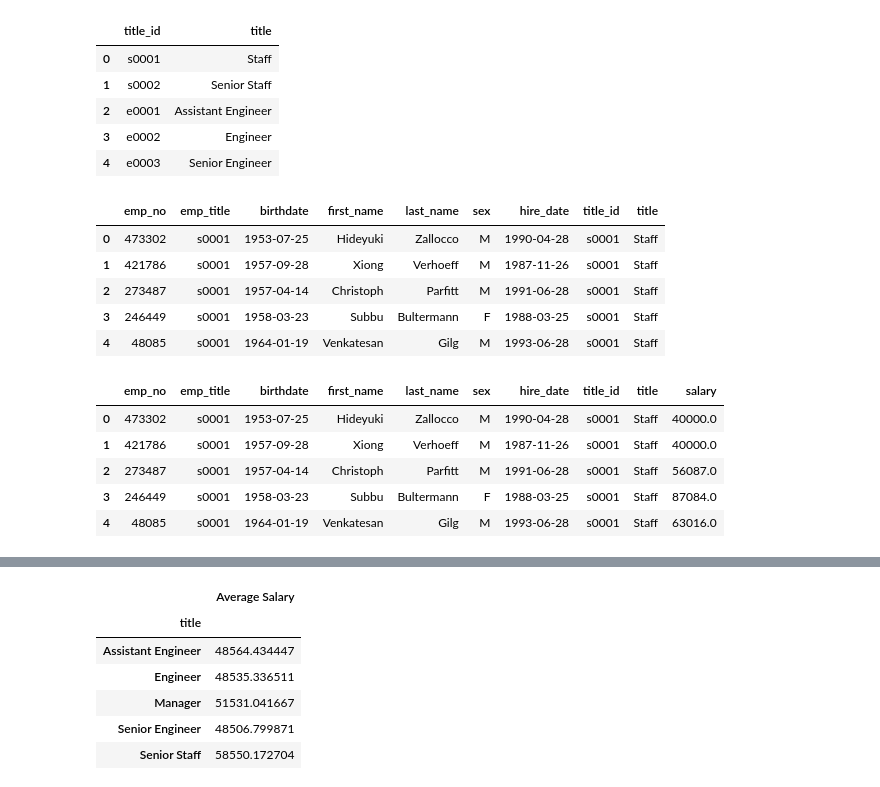
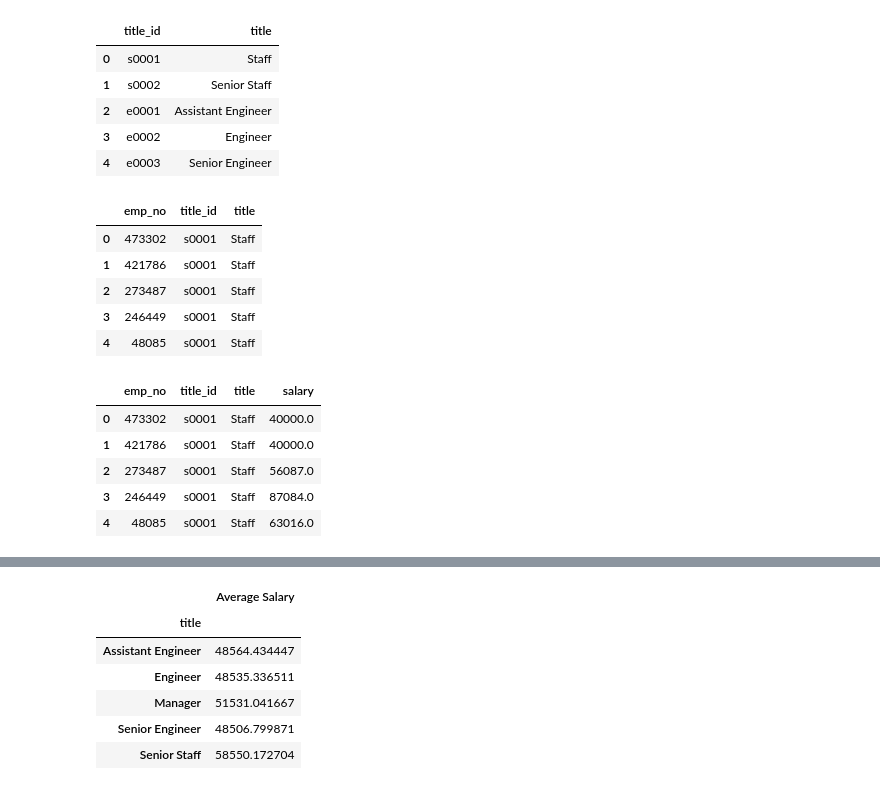
Before and after one commit to david-seger/sql-challenge, a Jupyter notebook: EmployeeSQL/BonusAttempt.ipynb, the cells around one changed output, grey strips where cells are left out. Saved outputs shown, nothing was run; the diff lists cells and outputs as text; code cells hidden in the pictures.

```diff
--- a/EmployeeSQL/BonusAttempt.ipynb
+++ b/EmployeeSQL/BonusAttempt.ipynb
@@ -15,8 +17,8 @@ from sqlalchemy import create_engine
 engine = create_engine(begin_create_engine + password + end_create_engine)
 connection = engine.connect()
 # %%
-# Import Employee Data
+# Import Employee Table and create pandas dataframe
 
-df_employee = pd.read_sql("SELECT * FROM employee", connection)
+df_employee = pd.read_sql("SELECT emp_no, emp_title FROM employee", connection)
 df_employee.head()
 # %% [output]
@@ -28,0 +31,4 @@ df_employee.head()
+# %%
+#Rename EMP_TITLE to TITLE_ID to match the key we will see later in the Titles table
+df_employee.rename(columns={'emp_title':'title_id'}, inplace=True)
+df_employee.head()
@@ -64,24 +76,24 @@ df_employee_title.head()
 | 4 | e0003 | Senior Engineer |
 # %%
 # Join Employee to title to get the employee title
-df_employee_with_title = pd.merge(df_employee,df_employee_title,how='inner',left_on=['emp_title'],right_on=['title_id'])
+df_employee_with_title = pd.merge(df_employee,df_employee_title,how='inner',on='title_id')
 df_employee_with_title.head()
 # %% [output]
-|  | emp_no | emp_title | birthdate | first_name | last_name | sex | hire_date | title_id | title |
-| 0 | 473302 | s0001 | 1953-07-25 | Hideyuki | Zallocco | M | 1990-04-28 | s0001 | Staff |
-| 1 | 421786 | s0001 | 1957-09-28 | Xiong | Verhoeff | M | 1987-11-26 | s0001 | Staff |
-| 2 | 273487 | s0001 | 1957-04-14 | Christoph | Parfitt | M | 1991-06-28 | s0001 | Staff |
-| 3 | 246449 | s0001 | 1958-03-23 | Subbu | Bultermann | F | 1988-03-25 | s0001 | Staff |
-| 4 | 48085 | s0001 | 1964-01-19 | Venkatesan | Gilg | M | 1993-06-28 | s0001 | Staff |
+|  | emp_no | title_id | title |
+| 0 | 473302 | s0001 | Staff |
+| 1 | 421786 | s0001 | Staff |
+| 2 | 273487 | s0001 | Staff |
+| 3 | 246449 | s0001 | Staff |
+| 4 | 48085 | s0001 | Staff |
 # %%
-# Join Employee to Salary to get one dataset
-df_employee_complete = pd.merge(df_employee_with_title,df_employee_salary,how='inner',left_on=['emp_no'],right_on=['emp_no'])
+# Join now with Salary to get the complete picture of the employee
+df_employee_complete = pd.merge(df_employee_with_title,df_employee_salary,how='inner',on='emp_no')
 df_employee_complete.head()
 # %% [output]
-|  | emp_no | emp_title | birthdate | first_name | last_name | sex | hire_date | title_id | title | salary |
-| 0 | 473302 | s0001 | 1953-07-25 | Hideyuki | Zallocco | M | 1990-04-28 | s0001 | Staff | 40000.0 |
-| 1 | 421786 | s0001 | 1957-09-28 | Xiong | Verhoeff | M | 1987-11-26 | s0001 | Staff | 40000.0 |
-| 2 | 273487 | s0001 | 1957-04-14 | Christoph | Parfitt | M | 1991-06-28 | s0001 | Staff | 56087.0 |
-| 3 | 246449 | s0001 | 1958-03-23 | Subbu | Bultermann | F | 1988-03-25 | s0001 | Staff | 87084.0 |
-| 4 | 48085 | s0001 | 1964-01-19 | Venkatesan | Gilg | M | 1993-06-28 | s0001 | Staff | 63016.0 |
+|  | emp_no | title_id | title | salary |
+| 0 | 473302 | s0001 | Staff | 40000.0 |
+| 1 | 421786 | s0001 | Staff | 40000.0 |
+| 2 | 273487 | s0001 | Staff | 56087.0 |
+| 3 | 246449 | s0001 | Staff | 87084.0 |
+| 4 | 48085 | s0001 | Staff | 63016.0 |
 # %%
```
Also changed, not shown: parts of 5 cells of this notebook.
